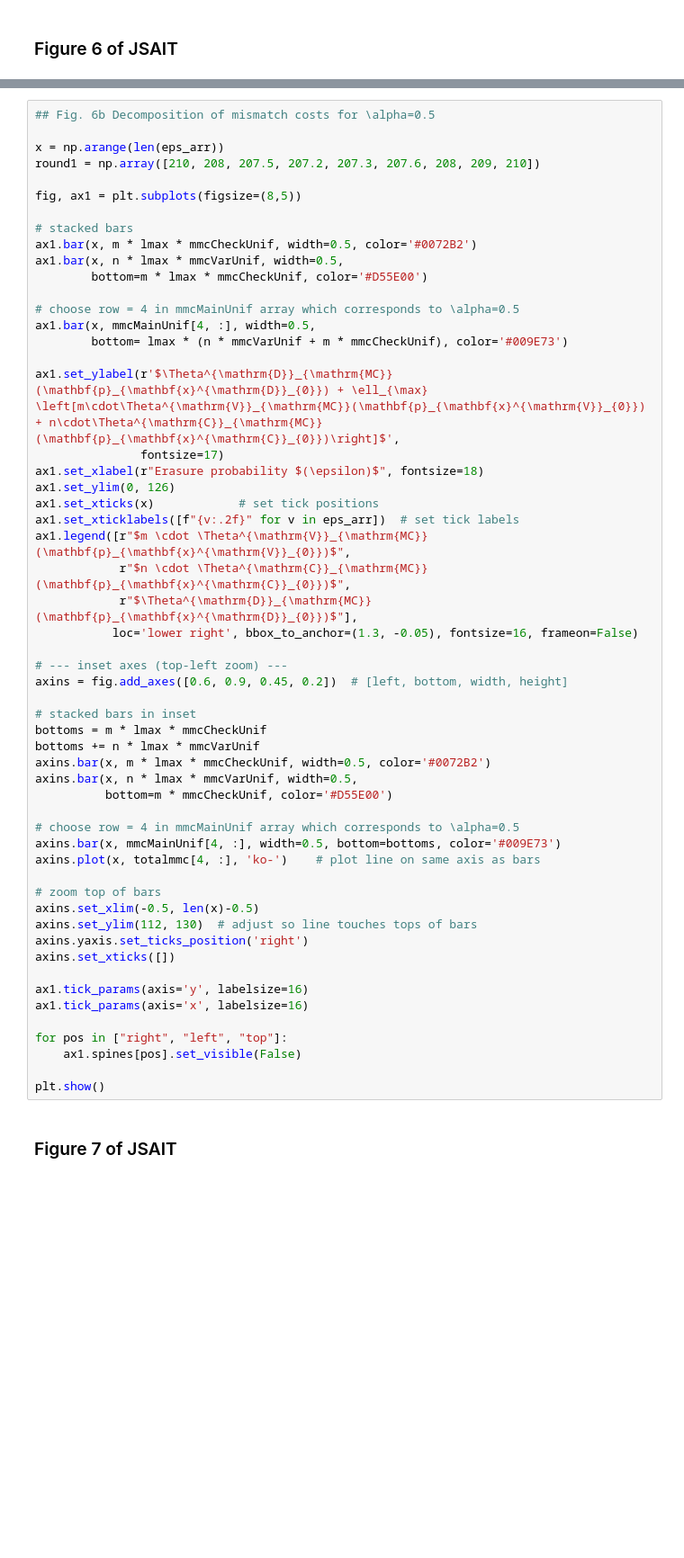
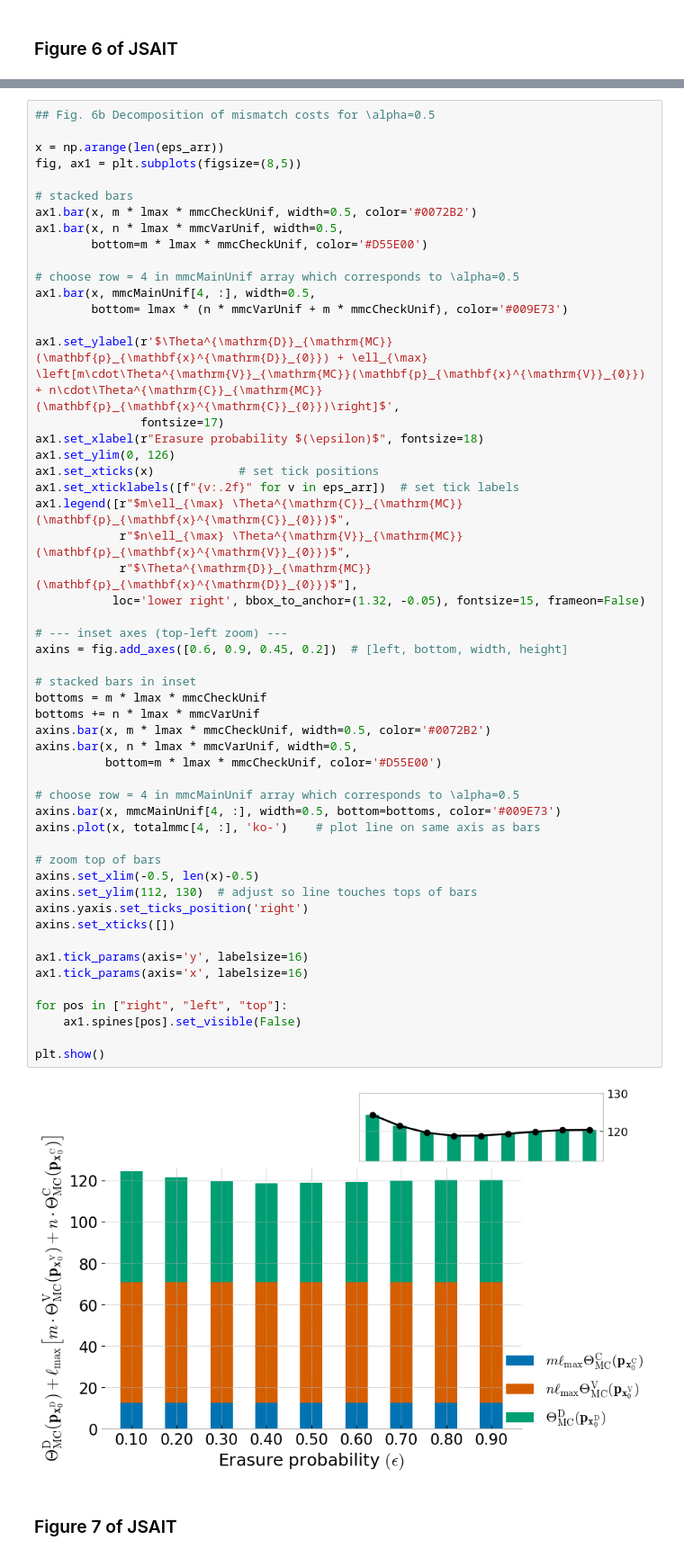
Before and after one commit to Kalana304/Thermodynamic-characterization-of-MPD, a Jupyter notebook: paperfigures.ipynb, the cells around one changed output, grey strips where cells are left out. Shown at 90% size. Saved outputs shown, nothing was run; the diff lists cells and outputs as text; blank space fills up the shorter version.

```diff
--- a/paperfigures.ipynb
+++ b/paperfigures.ipynb
@@ -258,8 +261,6 @@ plt.show()
 ## Fig. 6b Decomposition of mismatch costs for \alpha=0.5
 
 x = np.arange(len(eps_arr))
-round1 = np.array([210, 208, 207.5, 207.2, 207.3, 207.6, 208, 209, 210])
-
 fig, ax1 = plt.subplots(figsize=(8,5))
 
 # stacked bars
@@ -277,38 +278,40 @@ ax1.set_xlabel(r"Erasure probability $(\epsilon)$", fontsize=18)
 ax1.set_ylim(0, 126)
 ax1.set_xticks(x)            # set tick positions
 ax1.set_xticklabels([f"{v:.2f}" for v in eps_arr])  # set tick labels
-ax1.legend([r"$m \cdot \Theta^{\mathrm{V}}_{\mathrm{MC}}(\mathbf{p}_{\mathbf{x}^{\mathrm{V}}_{0}})$",
-            r"$n \cdot \Theta^{\mathrm{C}}_{\mathrm{MC}}(\mathbf{p}_{\mathbf{x}^{\mathrm{C}}_{0}})$",
+ax1.legend([r"$m\ell_{\max} \Theta^{\mathrm{C}}_{\mathrm{MC}}(\mathbf{p}_{\mathbf{x}^{\mathrm{C}}_{0}})$",
+            r"$n\ell_{\max} \Theta^{\mathrm{V}}_{\mathrm{MC}}(\mathbf{p}_{\mathbf{x}^{\mathrm{V}}_{0}})$",
             r"$\Theta^{\mathrm{D}}_{\mathrm{MC}}(\mathbf{p}_{\mathbf{x}^{\mathrm{D}}_{0}})$"],
-           loc='lower right', bbox_to_anchor=(1.3, -0.05), fontsize=16, frameon=False)
+           loc='lower right', bbox_to_anchor=(1.32, -0.05), fontsize=15, frameon=False)
 
 # --- inset axes (top-left zoom) ---
 axins = fig.add_axes([0.6, 0.9, 0.45, 0.2])  # [left, bottom, width, height]
 
 # stacked bars in inset
 bottoms = m * lmax * mmcCheckUnif
 bottoms += n * lmax * mmcVarUnif
 axins.bar(x, m * lmax * mmcCheckUnif, width=0.5, color='#0072B2')
 axins.bar(x, n * lmax * mmcVarUnif, width=0.5,
-          bottom=m * mmcCheckUnif, color='#D55E00')
+          bottom=m * lmax * mmcCheckUnif, color='#D55E00')
 
 # choose row = 4 in mmcMainUnif array which corresponds to \alpha=0.5
 axins.bar(x, mmcMainUnif[4, :], width=0.5, bottom=bottoms, color='#009E73')
 axins.plot(x, totalmmc[4, :], 'ko-')    # plot line on same axis as bars
 
 # zoom top of bars
 axins.set_xlim(-0.5, len(x)-0.5)
 axins.set_ylim(112, 130)  # adjust so line touches tops of bars
 axins.yaxis.set_ticks_position('right')
 axins.set_xticks([])
 
 ax1.tick_params(axis='y', labelsize=16)
 ax1.tick_params(axis='x', labelsize=16)
 
 for pos in ["right", "left", "top"]:
     ax1.spines[pos].set_visible(False)
 
 plt.show()
+# %% [output]
+[figure, added]
 # %% [markdown]
 ### Figure 7 of JSAIT
 # %%
```
Also changed, not shown: parts of 17 cells of this notebook, 18 other files.
